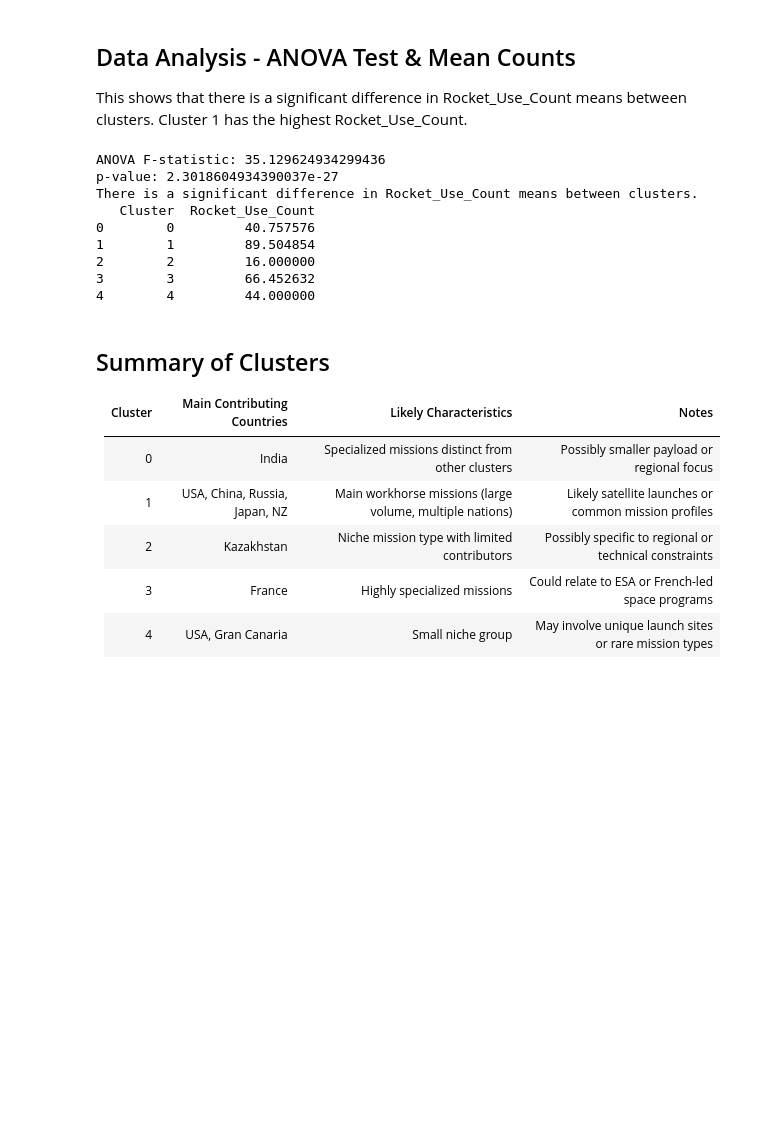
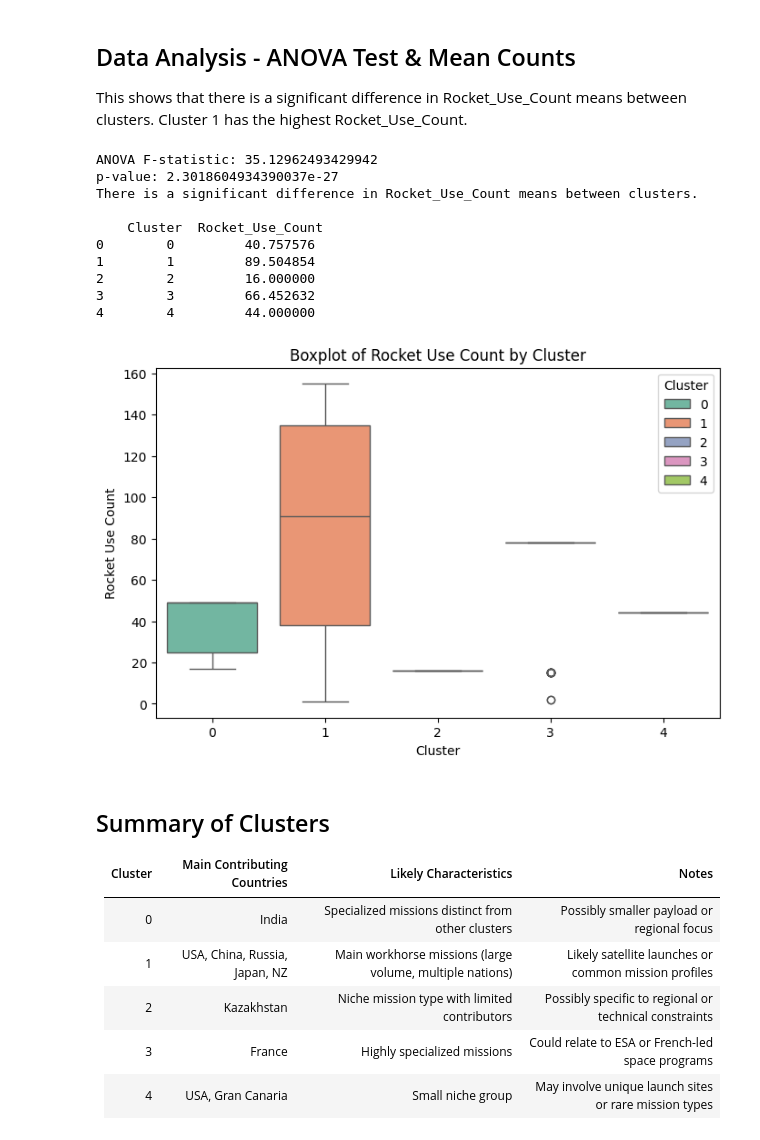
Before and after one commit to ericadev/PROJ8431_FinalProject, a Jupyter notebook: FinalProject.ipynb, the cells around one changed output. Cells and saved outputs as stored; diff of their text form; code cells hidden in the pictures; blank space fills up the shorter version.

```diff
--- a/FinalProject.ipynb
+++ b/FinalProject.ipynb
@@ -226,17 +258,28 @@ else:
 
 mean_counts = df_clean.groupby('Cluster')['Rocket_Use_Count'].mean()
 mean_counts_df = mean_counts.reset_index()
-print(mean_counts_df)
+print("\n", mean_counts_df)
 # %% [output]
-ANOVA F-statistic: 35.129624934299436
+ANOVA F-statistic: 35.12962493429942
 p-value: 2.3018604934390037e-27
 There is a significant difference in Rocket_Use_Count means between clusters.
-   Cluster  Rocket_Use_Count
+
+    Cluster  Rocket_Use_Count
 0        0         40.757576
 1        1         89.504854
 2        2         16.000000
 3        3         66.452632
 4        4         44.000000
+# %%
+# Display the boxplot of Rocket Use Count by Cluster
+plt.figure(figsize=(8,5))
+sns.boxplot(x='Cluster', y='Rocket_Use_Count', data=df_clean, palette='Set2', hue='Cluster')
+plt.title('Boxplot of Rocket Use Count by Cluster')
+plt.xlabel('Cluster')
+plt.ylabel('Rocket Use Count')
+plt.show()
+# %% [output]
+[figure, added]
 # %% [markdown]
 ## Summary of Clusters
 
```
Also changed, not shown: parts of 5 cells of this notebook.
